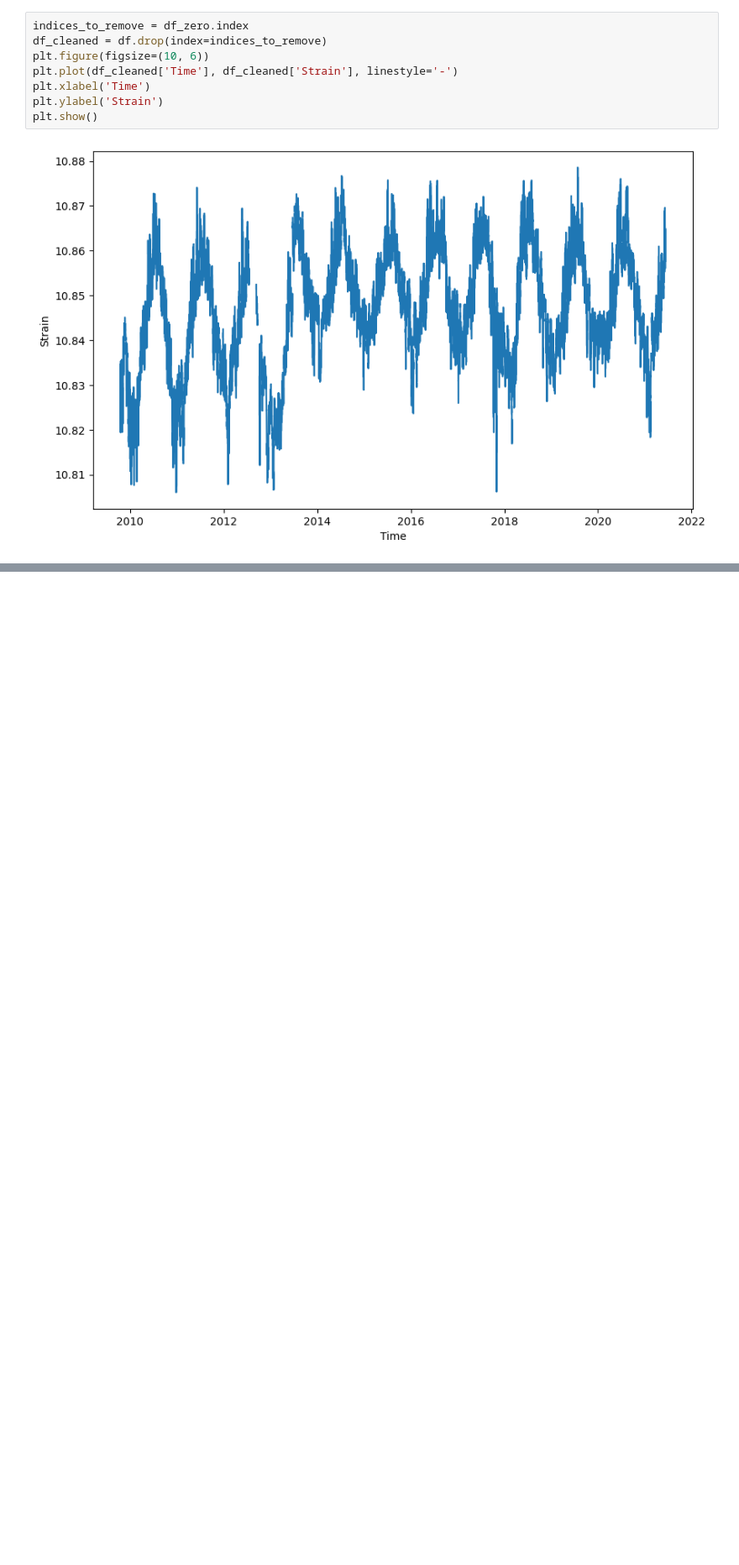
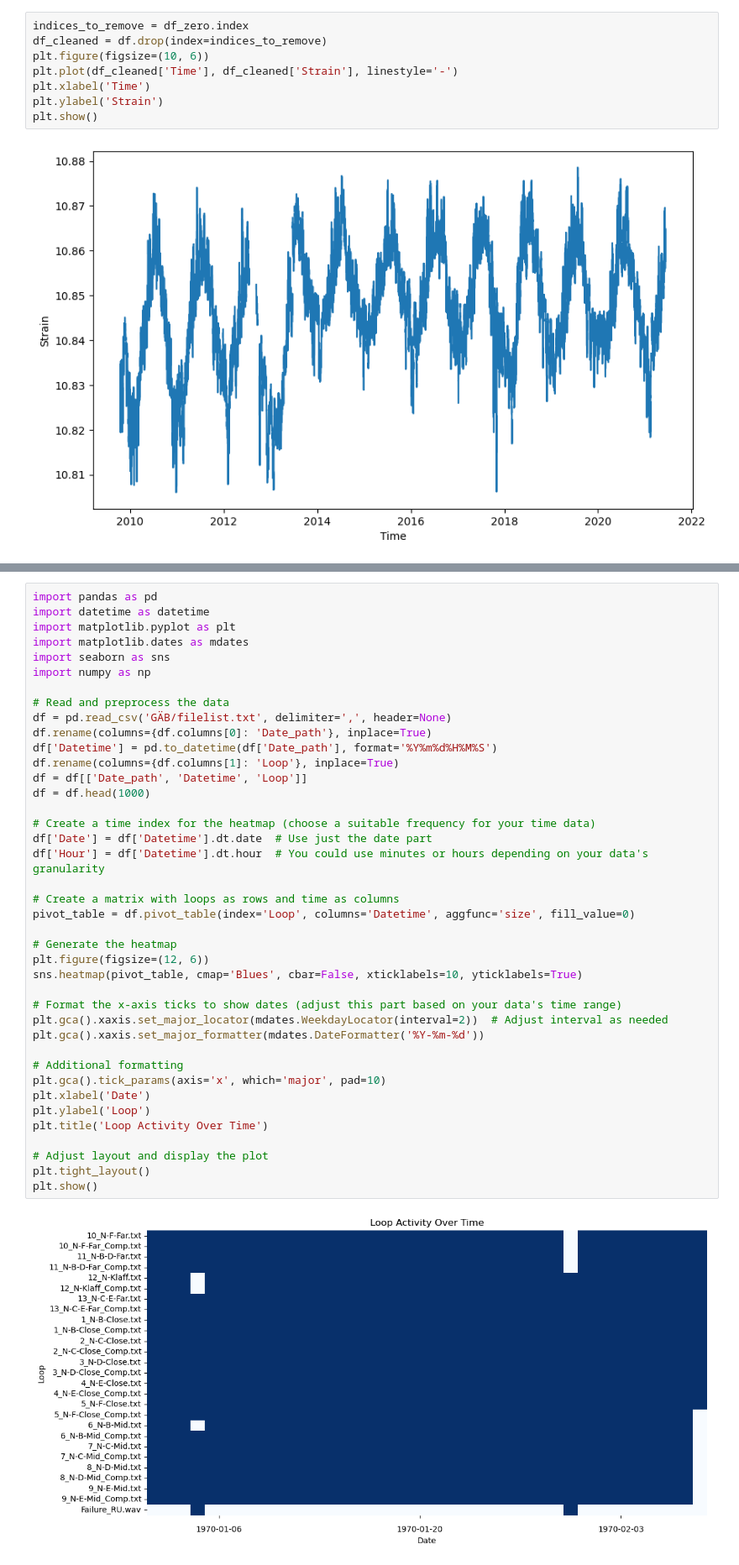
Before and after one commit to viktorkjellsson/Exjobb, a Jupyter notebook: labbet.ipynb, the cells around one changed output, grey strips where cells are left out. Shown at 84% size. Saved outputs shown, nothing was run; the diff lists cells and outputs as text; blank space fills up the shorter version.

```diff
--- a/labbet.ipynb
+++ b/labbet.ipynb
@@ -331,0 +330,42 @@ KeyboardInterrupt:
+# %%
+import pandas as pd
+import datetime as datetime
+import matplotlib.pyplot as plt
+import matplotlib.dates as mdates
+import seaborn as sns
+import numpy as np
+
+# Read and preprocess the data
+df = pd.read_csv('GÄB/filelist.txt', delimiter=',', header=None)
+df.rename(columns={df.columns[0]: 'Date_path'}, inplace=True)
+df['Datetime'] = pd.to_datetime(df['Date_path'], format='%Y%m%d%H%M%S')
+df.rename(columns={df.columns[1]: 'Loop'}, inplace=True)
+df = df[['Date_path', 'Datetime', 'Loop']]
+df = df.head(1000)
+
+# Create a time index for the heatmap (choose a suitable frequency for your time data)
+df['Date'] = df['Datetime'].dt.date  # Use just the date part
+df['Hour'] = df['Datetime'].dt.hour  # You could use minutes or hours depending on your data's granularity
+
+# Create a matrix with loops as rows and time as columns
+pivot_table = df.pivot_table(index='Loop', columns='Datetime', aggfunc='size', fill_value=0)
+
+# Generate the heatmap
+plt.figure(figsize=(12, 6))
+sns.heatmap(pivot_table, cmap='Blues', cbar=False, xticklabels=10, yticklabels=True)
+
+# Format the x-axis ticks to show dates (adjust this part based on your data's time range)
+plt.gca().xaxis.set_major_locator(mdates.WeekdayLocator(interval=2))  # Adjust interval as needed
+plt.gca().xaxis.set_major_formatter(mdates.DateFormatter('%Y-%m-%d'))
+
+# Additional formatting
+plt.gca().tick_params(axis='x', which='major', pad=10)
+plt.xlabel('Date')
+plt.ylabel('Loop')
+plt.title('Loop Activity Over Time')
+
+# Adjust layout and display the plot
+plt.tight_layout()
+plt.show()
+# %% [output]
+[figure, added]
```
Also changed, not shown: parts of 4 cells of this notebook, 2 other files.
